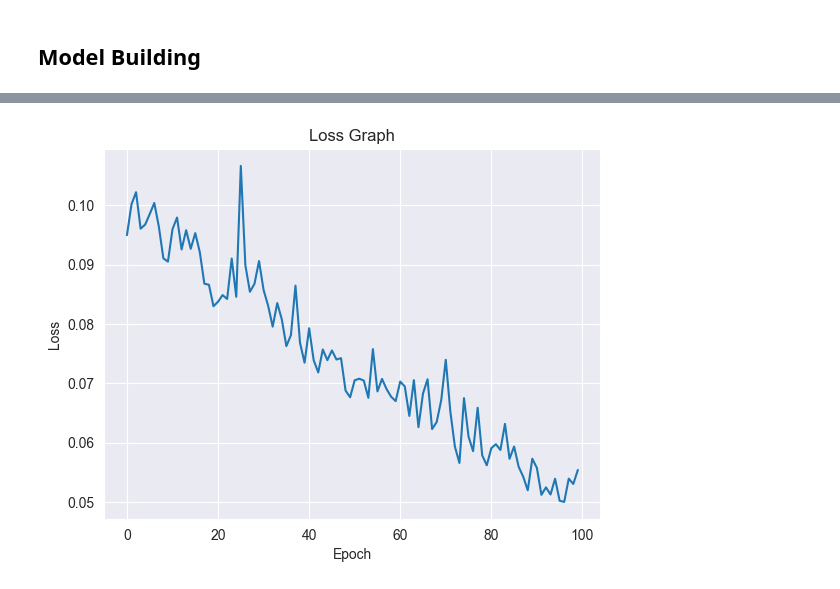
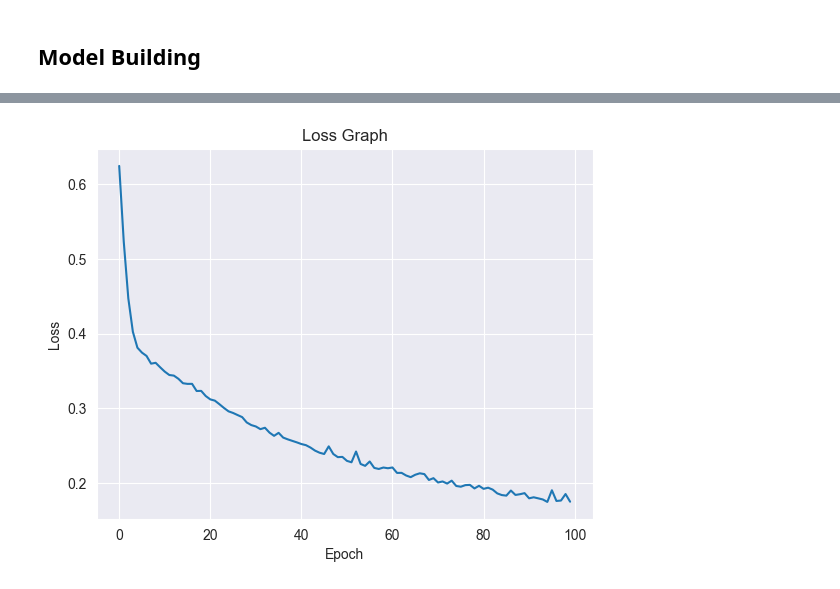
Before and after one commit to AE1024/Alzheimers-Disease-Prediction, a Jupyter notebook: analysis.ipynb, the cells around one changed output, grey strips where cells are left out. Drawn from its saved outputs; the diff is of its cells as text; code cells hidden in the pictures.

Commit message:
graphs are reorganized

```diff
--- a/analysis.ipynb
+++ b/analysis.ipynb
@@ -423,30 +423,27 @@ y = df_last["Diagnosis"]
 
 X_train, X_test, y_train, y_test = train_test_split(X, y, test_size=0.25, random_state=42, stratify=y, shuffle=True)
 
-scaler = MinMaxScaler()
-#This process convert them to array
-X_train_scaled_array = scaler.fit_transform(X_train)
-X_test_scaled_array = scaler.transform(X_test)
-#We have to convert them to dataframe
-X_train_scaled = pd.DataFrame(X_train_scaled_array, columns=X.columns)
-X_test_scaled = pd.DataFrame(X_test_scaled_array, columns=X.columns)
-
 estimator = RandomForestClassifier(n_estimators=100, random_state=42)
 
 #Getting selected features from RFE
 rfe = RFE(estimator=estimator, n_features_to_select=12, step=1)
-rfe = rfe.fit(X_train_scaled, y_train)
+rfe = rfe.fit(X_train, y_train)
 
-selected_features = X.columns[rfe.support_].tolist()
+selected_features = X_train.columns[rfe.support_].tolist()
 
 print("Selected features:", selected_features)
 
+scaler = MinMaxScaler()
+#This process convert them to array
+X_train_scaled_array = scaler.fit_transform(X_train[selected_features])
+X_test_scaled_array = scaler.transform(X_test[selected_features])
+#We have to convert them to dataframe
+X_train_scaled = pd.DataFrame(X_train_scaled_array, columns=selected_features)
+X_test_scaled = pd.DataFrame(X_test_scaled_array, columns=selected_features)
 
-X_train_final = X_train_scaled[selected_features]
-X_test_final = X_test_scaled[selected_features]
 
-estimator.fit(X_train_final, y_train)
-y_predict = estimator.predict(X_test_final)
+estimator.fit(X_train_scaled, y_train)
+y_predict = estimator.predict(X_test_scaled)
 
 print("Test Accuracy:", accuracy_score(y_test, y_predict))
 # %% [output]
@@ -488,9 +485,9 @@ metrics = []
 df_report = pd.DataFrame()
 for name, model in models.items():
     grid_search = GridSearchCV(model, param_grids[name], cv = 5, scoring = 'f1')
-    grid_search.fit(X_train_final, y_train)
+    grid_search.fit(X_train_scaled, y_train)
     best_model = grid_search.best_estimator_
-    y_predict = best_model.predict(X_test_final)
+    y_predict = best_model.predict(X_test_scaled)
     #using metrics
     precision = precision_score(y_test, y_predict)
     recall = recall_score(y_test, y_predict)
@@ -532,6 +529,11 @@ model.compile(
     metrics=['precision']
 )
 #we set epoch 100 for consistency with our classical ml parameters
-model.fit(X_train_final,y_train,epochs=100)
+history = model.fit(
+    X_train_scaled,
+    y_train,
+    epochs=100,
+    validation_split=0.2
+    )
 # %% [output]
 Epoch 1/100
@@ -556,10 +557,9 @@ Epoch 100/100
 # %%
-loss_values = model.fit(X_train_final,y_train,epochs=100,verbose=0).history['loss']
 
-plt.plot(loss_values)
+plt.plot(history.history['loss'])
 plt.xlabel("Epoch")
 plt.ylabel("Loss")
 plt.title("Loss Graph")
 plt.show()
 # %% [output]
-[figure, old version]
+[figure, new version]
```
Also changed, not shown: parts of 13 cells of this notebook.
